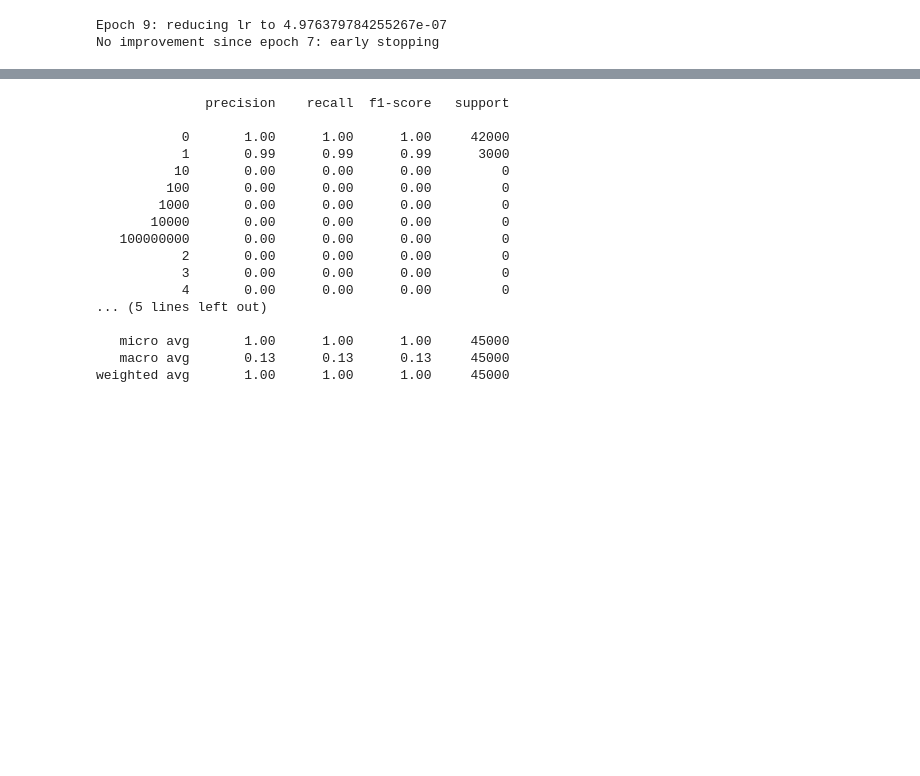
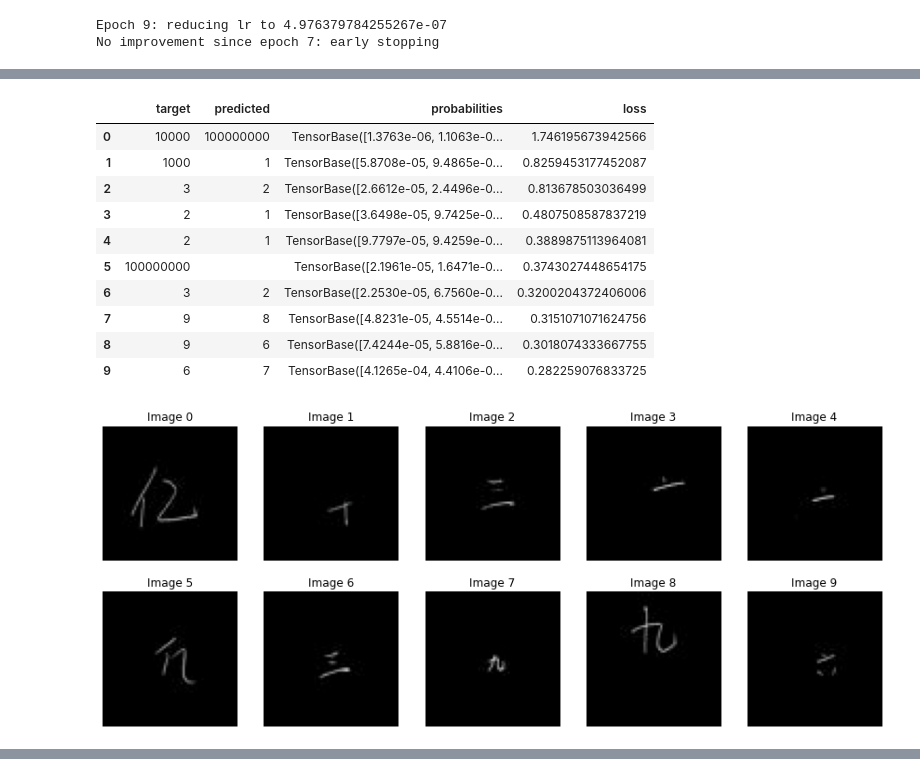
Before and after one commit to Aravinda89/Image-Classificatio-from-Scratch, a Jupyter notebook: CH_MNIST.ipynb, the cells around one changed output, grey strips where cells are left out. Cells and saved outputs as stored; diff of their text form; code cells hidden in the pictures; blank space fills up the shorter version.

```diff
--- a/CH_MNIST.ipynb
+++ b/CH_MNIST.ipynb
@@ -221,24 +238,37 @@ No improvement since epoch 7: early stopping
+# %%
+
+
+def plot_top_losses_fix(interp, k, largest=True, **kwargs):
+        losses,idx = interp.top_losses(k, largest)
+        if not isinstance(interp.inputs, tuple): interp.inputs = (interp.inputs,)
+        if isinstance(interp.inputs[0], Tensor): inps = tuple(o[idx] for o in interp.inputs)
+        else: inps = interp.dl.create_batch(interp.dl.before_batch([tuple(o[i] for o in interp.inputs) for i in idx]))
+        b = inps + tuple(o[idx] for o in (interp.targs if is_listy(interp.targs) else (interp.targs,)))
+        x,y,its = interp.dl._pre_show_batch(b, max_n=k)
+        b_out = inps + tuple(o[idx] for o in (interp.decoded if is_listy(interp.decoded) else (interp.decoded,)))
+        x1,y1,outs = interp.dl._pre_show_batch(b_out, max_n=k)
+        if its is not None:
+            #plot_top_losses(x, y, its, outs.itemgot(slice(len(inps), None)), L(self.preds).itemgot(idx), losses,  **kwargs)
+            plot_top_losses(x, y, its, outs.itemgot(slice(len(inps), None)), interp.preds[idx], losses,  **kwargs)
+        #TODO: figure out if this is needed
+        #its None means that a batch knows how to show itself as a whole, so we pass x, x1
+        #else: show_results(x, x1, its, ctxs=ctxs, max_n=max_n, **kwargs)
+# %%
+plot_top_losses_fix(interp, 10, nrows=2)
+# %% [output]
+|  | target | predicted | probabilities | loss |
+| 0 | 10000 | 100000000 | TensorBase([1.3763e-06, 1.1063e-0... | 1.746195673942566 |
+| 1 | 1000 | 1 | TensorBase([5.8708e-05, 9.4865e-0... | 0.8259453177452087 |
+| 2 | 3 | 2 | TensorBase([2.6612e-05, 2.4496e-0... | 0.813678503036499 |
+| 3 | 2 | 1 | TensorBase([3.6498e-05, 9.7425e-0... | 0.4807508587837219 |
+| 4 | 2 | 1 | TensorBase([9.7797e-05, 9.4259e-0... | 0.3889875113964081 |
+| 5 | 100000000 |  | TensorBase([2.1961e-05, 1.6471e-0... | 0.3743027448654175 |
+| 6 | 3 | 2 | TensorBase([2.2530e-05, 6.7560e-0... | 0.3200204372406006 |
+| 7 | 9 | 8 | TensorBase([4.8231e-05, 4.5514e-0... | 0.3151071071624756 |
+| 8 | 9 | 6 | TensorBase([7.4244e-05, 5.8816e-0... | 0.3018074333667755 |
+| 9 | 6 | 7 | TensorBase([4.1265e-04, 4.4106e-0... | 0.282259076833725 |
+[figure, added]
 # %%
 interp = ClassificationInterpretation.from_learner(learn)
 # %% [output]
 [interactive output not drawn]
-# %%
-interp.print_classification_report()
-# %% [output]
-              precision    recall  f1-score   support
-
-           0       1.00      1.00      1.00     42000
-           1       0.99      0.99      0.99      3000
-          10       0.00      0.00      0.00         0
-         100       0.00      0.00      0.00         0
-        1000       0.00      0.00      0.00         0
-       10000       0.00      0.00      0.00         0
-   100000000       0.00      0.00      0.00         0
-           2       0.00      0.00      0.00         0
-           3       0.00      0.00      0.00         0
-           4       0.00      0.00      0.00         0
-... (5 lines left out)
-
-   micro avg       1.00      1.00      1.00     45000
-   macro avg       0.13      0.13      0.13     45000
-weighted avg       1.00      1.00      1.00     45000
```
Also changed, not shown: parts of 7 cells of this notebook.
